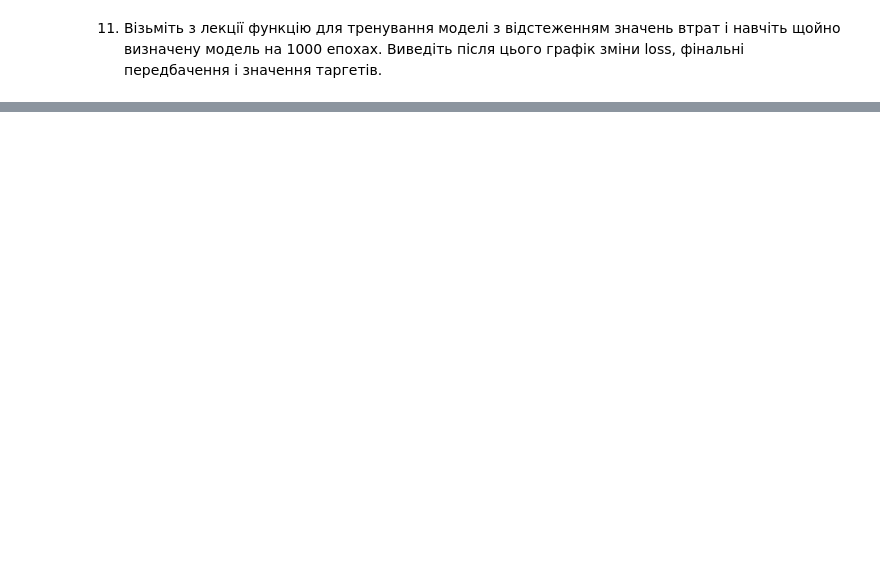
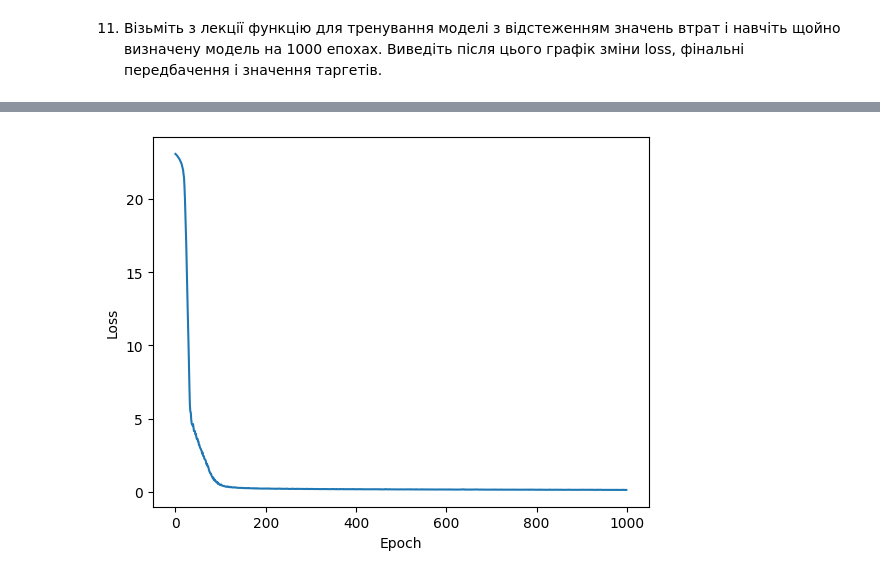
Before and after one commit to Maxstef/data-loves-ml-for-people-course, a Jupyter notebook: notebooks/4_2_deep_learn_intro/Вступ_до_нейронних_мереж.ipynb, the cells around one changed output, grey strips where cells are left out. Drawn from its saved outputs; the diff is of its cells as text; code cells hidden in the pictures; blank space fills up the shorter version.

```diff
--- a/notebooks/4_2_deep_learn_intro/Вступ_до_нейронних_мереж.ipynb
+++ b/notebooks/4_2_deep_learn_intro/Вступ_до_нейронних_мереж.ipynb
@@ -391,2 +434,4 @@ targets = np.array([[0],
+# %%
+model = LogReg()
 # %% [markdown]
 10. Задайте оптимізатор `Stockastic Gradient Descent` в змінній `opt` для навчання моделі логістичної регресії. А також визначіть в змінній `loss` функцію втрат `binary_cross_entropy` з модуля `torch.nn.functional` для обчислення втрат моделі. Обчисліть втрати для поточних передбачень і міток, а потім виведіть їх. Зробіть висновок, чи моделі вдалось навчитись?
@@ -392,0 +443,3 @@ targets = np.array([[0],
+# %%
+loss = loss_fn(model(inputs), targets)
+print(loss)
@@ -393,2 +448,34 @@ targets = np.array([[0],
 # %% [markdown]
 11. Візьміть з лекції функцію для тренування моделі з відстеженням значень втрат і навчіть щойно визначену модель на 1000 епохах. Виведіть після цього графік зміни loss, фінальні передбачення і значення таргетів.
+# %%
+def fit_return_loss(num_epochs, model, loss_fn, opt, train_dl):
+    losses = []
+    for epoch in range(num_epochs):
+        # Ініціалізуємо акумулятор для втрат
+        total_loss = 0
+
+        for xb, yb in train_dl:
+            # Генеруємо передбачення
+            pred = model(xb)
+
+            # Обчислюємо втрати
+            loss = loss_fn(pred, yb)
+
+            # Виконуємо градієнтний спуск
+            loss.backward()
+            opt.step()
+            opt.zero_grad()
+
+            # Накопичуємо втрати
+            total_loss += loss.item()
+
+        # Обчислюємо середні втрати для епохи
+        avg_loss = total_loss / len(train_dl)
+        losses.append(avg_loss)
+
+        # Виводимо підсумок епохи
+        if (epoch + 1) % 100 == 0:
+          print(f'Epoch [{epoch+1}/{num_epochs}], Loss: {avg_loss:.4f}')
+    return losses
+# %%
+loss = fit_return_loss(1000, model, loss_fn, opt, train_dataloader)
@@ -394,0 +530,9 @@ targets = np.array([[0],
+# %%
+import matplotlib.pyplot as plt
+
+plt.plot(loss)
+plt.xlabel("Epoch")
+plt.ylabel("Loss")
+plt.show()
+# %% [output]
+[figure, added]
```
Also changed, not shown: parts of 8 cells of this notebook.
